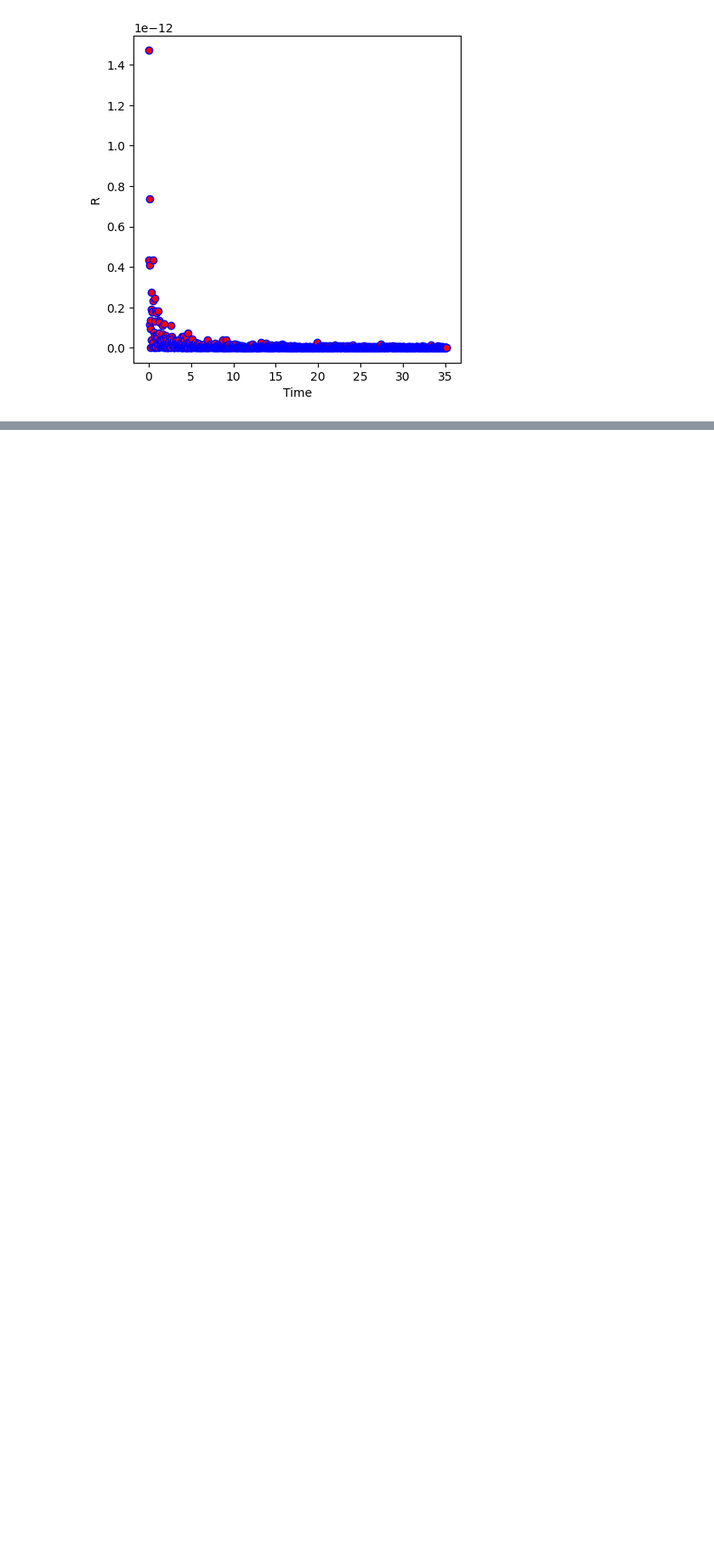
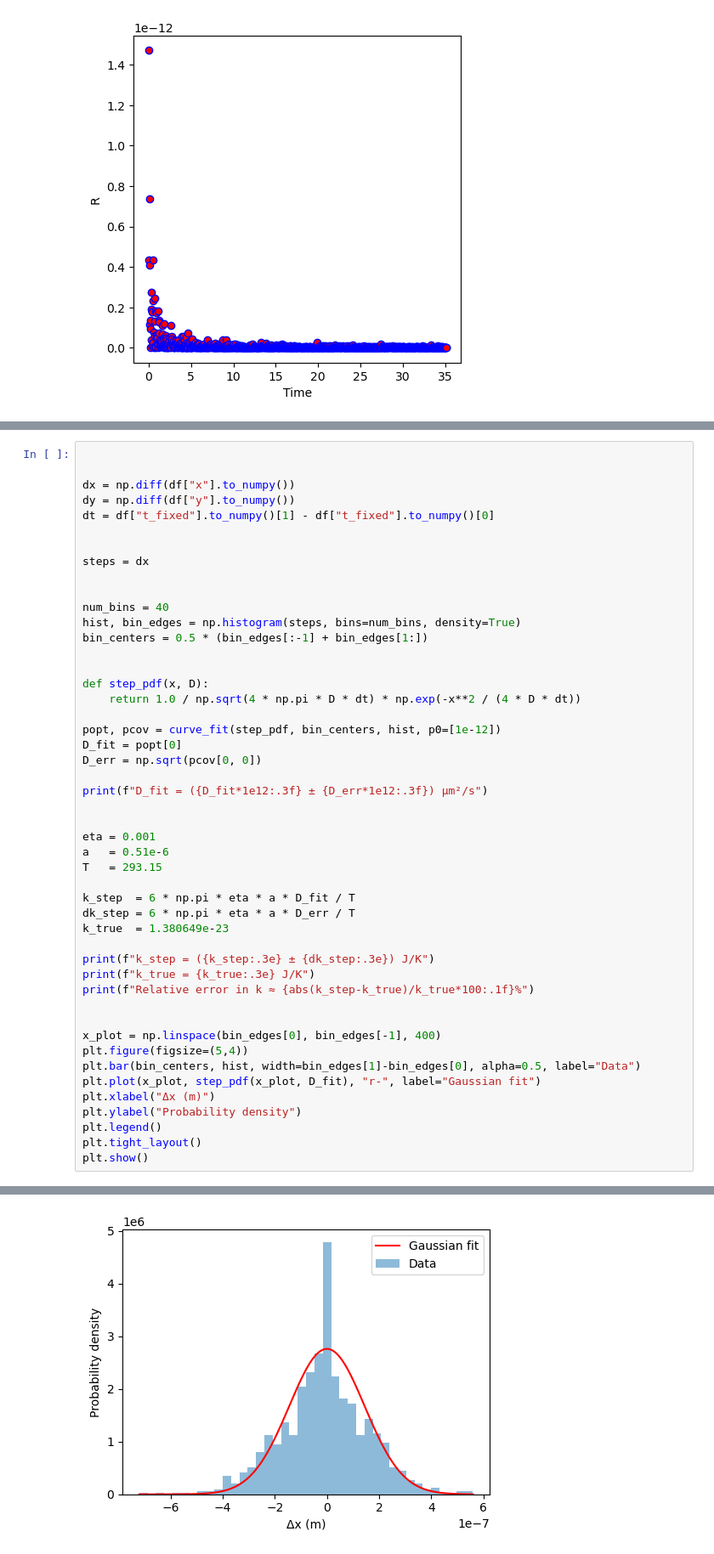
Before and after one commit to GavidD/phys232-labs, a Jupyter notebook: Brownian_Motion/Brownian Motion.ipynb, the cells around one changed output, grey strips where cells are left out. Shown at 85% size. Drawn from its saved outputs; the diff is of its cells as text; blank space fills up the shorter version.

```diff
--- a/Brownian_Motion/Brownian Motion.ipynb
+++ b/Brownian_Motion/Brownian Motion.ipynb
@@ -111,0 +587,49 @@ Experimental Na: (7.38 ± -0.95) × 10^26 mol⁻¹
+# %%
+
+
+dx = np.diff(df["x"].to_numpy())
+dy = np.diff(df["y"].to_numpy())
+dt = df["t_fixed"].to_numpy()[1] - df["t_fixed"].to_numpy()[0]
+
+
+steps = dx
+
+
+num_bins = 40
+hist, bin_edges = np.histogram(steps, bins=num_bins, density=True)
+bin_centers = 0.5 * (bin_edges[:-1] + bin_edges[1:])
+
+
+def step_pdf(x, D):
+    return 1.0 / np.sqrt(4 * np.pi * D * dt) * np.exp(-x**2 / (4 * D * dt))
+
+popt, pcov = curve_fit(step_pdf, bin_centers, hist, p0=[1e-12])
+D_fit = popt[0]
+D_err = np.sqrt(pcov[0, 0])
+
+print(f"D_fit = ({D_fit*1e12:.3f} ± {D_err*1e12:.3f}) µm²/s")
+
+
+eta = 0.001
+a   = 0.51e-6
+T   = 293.15
+
+k_step  = 6 * np.pi * eta * a * D_fit / T
+dk_step = 6 * np.pi * eta * a * D_err / T
+k_true  = 1.380649e-23
+
+print(f"k_step = ({k_step:.3e} ± {dk_step:.3e}) J/K")
+print(f"k_true = {k_true:.3e} J/K")
+print(f"Relative error in k ≈ {abs(k_step-k_true)/k_true*100:.1f}%")
+
+
+x_plot = np.linspace(bin_edges[0], bin_edges[-1], 400)
+plt.figure(figsize=(5,4))
+plt.bar(bin_centers, hist, width=bin_edges[1]-bin_edges[0], alpha=0.5, label="Data")
+plt.plot(x_plot, step_pdf(x_plot, D_fit), "r-", label="Gaussian fit")
+plt.xlabel("Δx (m)")
+plt.ylabel("Probability density")
+plt.legend()
+plt.tight_layout()
+plt.show()
+# %% [output]
@@ -111,0 +640 @@ Experimental Na: (7.38 ± -0.95) × 10^26 mol⁻¹
+[figure, added]
```
Also changed, not shown: parts of 26 cells of this notebook.
